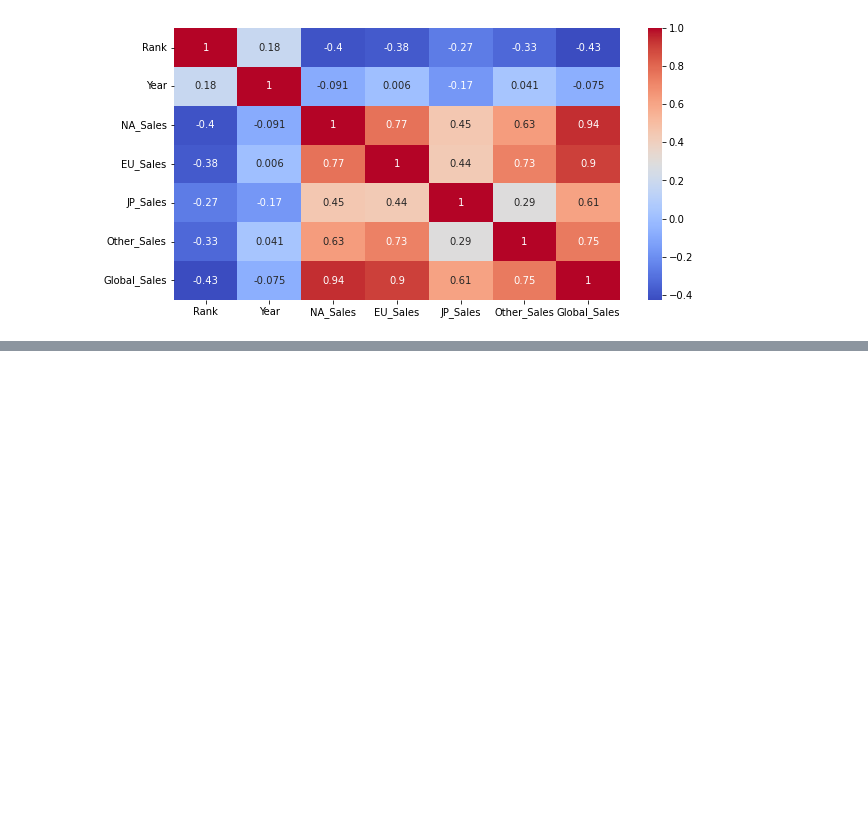
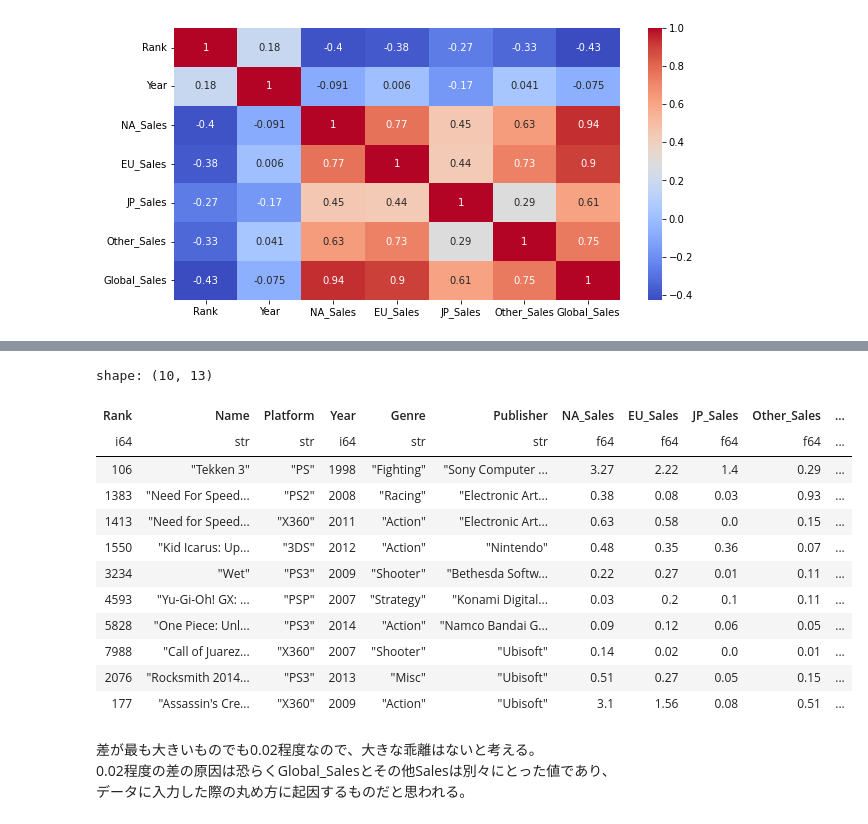
Before and after one commit to Mr-Garlic-Shrimp/TIL, a Jupyter notebook: Machine_Learning/ML_notebook-15(EDA).ipynb, the cells around one changed output, grey strips where cells are left out. Saved outputs shown, nothing was run; the diff lists cells and outputs as text; code cells hidden in the pictures; blank space fills up the shorter version.

```diff
--- a/Machine_Learning/ML_notebook-15(EDA).ipynb
+++ b/Machine_Learning/ML_notebook-15(EDA).ipynb
@@ -339,0 +359,26 @@ sns.heatmap(df_corr, ax=ax,annot=True, cmap='coolwarm')
+# %%
+# Global_Salesとその他の和の差をチェックする
+df.with_columns(
+    (pl.col('NA_Sales') + pl.col('EU_Sales') + pl.col('JP_Sales') + pl.col('Other_Sales'))
+    .alias('NA_EU_JP_Other')
+).with_columns(
+    (pl.col('Global_Sales') - pl.col('NA_EU_JP_Other')).abs().alias('diff_Sales')
+).sort('diff_Sales', reverse=True).head(10)
+# %% [output]
+shape: (10, 13)
+| Rank | Name | Platform | Year | Genre | Publisher | NA_Sales | EU_Sales | JP_Sales | Other_Sales | ... |
+| i64 | str | str | i64 | str | str | f64 | f64 | f64 | f64 | ... |
+| 106 | "Tekken 3" | "PS" | 1998 | "Fighting" | "Sony Computer ... | 3.27 | 2.22 | 1.4 | 0.29 | ... |
+| 1383 | "Need For Speed... | "PS2" | 2008 | "Racing" | "Electronic Art... | 0.38 | 0.08 | 0.03 | 0.93 | ... |
+| 1413 | "Need for Speed... | "X360" | 2011 | "Action" | "Electronic Art... | 0.63 | 0.58 | 0.0 | 0.15 | ... |
+| 1550 | "Kid Icarus: Up... | "3DS" | 2012 | "Action" | "Nintendo" | 0.48 | 0.35 | 0.36 | 0.07 | ... |
+| 3234 | "Wet" | "PS3" | 2009 | "Shooter" | "Bethesda Softw... | 0.22 | 0.27 | 0.01 | 0.11 | ... |
+| 4593 | "Yu-Gi-Oh! GX: ... | "PSP" | 2007 | "Strategy" | "Konami Digital... | 0.03 | 0.2 | 0.1 | 0.11 | ... |
+| 5828 | "One Piece: Unl... | "PS3" | 2014 | "Action" | "Namco Bandai G... | 0.09 | 0.12 | 0.06 | 0.05 | ... |
+| 7988 | "Call of Juarez... | "X360" | 2007 | "Shooter" | "Ubisoft" | 0.14 | 0.02 | 0.0 | 0.01 | ... |
+| 2076 | "Rocksmith 2014... | "PS3" | 2013 | "Misc" | "Ubisoft" | 0.51 | 0.27 | 0.05 | 0.15 | ... |
+| 177 | "Assassin's Cre... | "X360" | 2009 | "Action" | "Ubisoft" | 3.1 | 1.56 | 0.08 | 0.51 | ... |
+# %% [markdown]
+差が最も大きいものでも0.02程度なので、大きな乖離はないと考える。
+0.02程度の差の原因は恐らくGlobal_Salesとその他Salesは別々にとった値であり、
+データに入力した際の丸め方に起因するものだと思われる。
```
Also changed, not shown: parts of 9 cells of this notebook, 2 other files.
